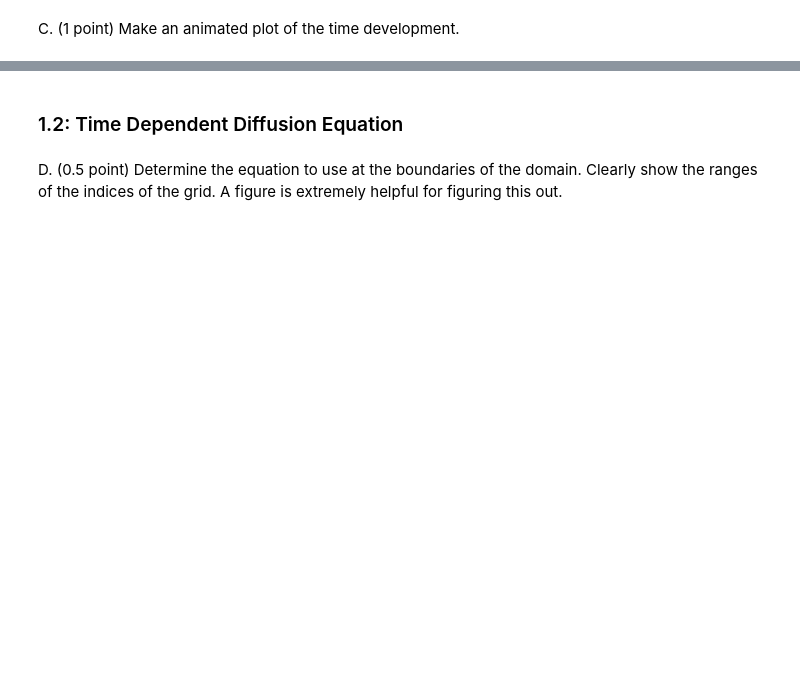
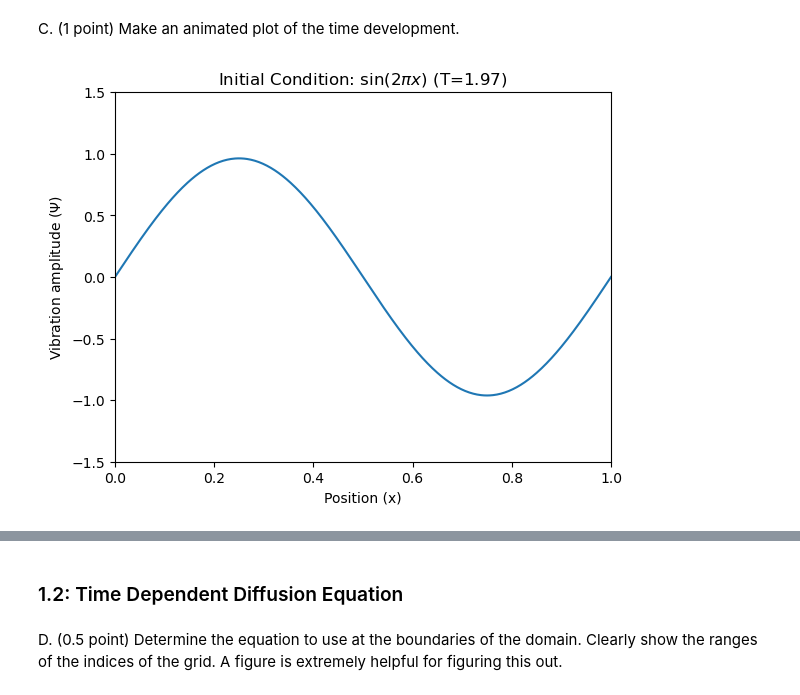
Before and after one commit to jonas4climate/modelling-natural-processes, a Jupyter notebook: Set1_incomplete.ipynb, the cells around one changed output, grey strips where cells are left out. Drawn from its saved outputs; the diff is of its cells as text; code cells hidden in the pictures; blank space fills up the shorter version.

```diff
--- a/Set1_incomplete.ipynb
+++ b/Set1_incomplete.ipynb
@@ -120,52 +127,76 @@ plt.show()
 # %% [markdown]
 C. (1 point) Make an animated plot of the time development.
 # %%
-# Constants for the simulation
-c = 1  # Wave speed
-dt = 0.01  # Time step
-T = 2  # Total simulation time
-Nx = 100  # Number of spatial intervals
-L = 1  # Length of the string
-dx = L / Nx  # Spatial step size
-Nt = int(T / dt)  # Number of time steps
+# Parameters
+c = 1
+L = 1
 
-# Define animation function
-def animate_wave_equation(initial_condition, title):
-    # Initialization of the wave simulation setup
-    x = np.linspace(0, L, Nx+1)
-    psi = initial_condition(x)
-    psi_prev = psi.copy()
-    psi_next = np.zeros((Nx+1,))
+# Discretization
+dt = 0.001
+T = 2.0
+Nx = 500
+dx = L / Nx
+Nt = int(T / dt)
 
+def animate_wave_equation(psi, title, file_title, L=1.0, T=1.0, total_frames=100, save=False):
     fig, ax = plt.subplots()
-    line, = ax.plot(x, psi, color='blue')
-    ax.set_ylim(-1.5, 1.5)
-    ax.set_title(title)
-    ax.grid(True)
+    x = np.linspace(0, L, psi.shape[0])
+    plt.xlim(0, L)
+    plt.ylim(-1.5, 1.5)
+    plt.xlabel('Position (x)')
+    plt.ylabel('Vibration amplitude ($\\Psi$)')
+    line, = ax.plot(x, psi[:,0])
 
-    # Animation update function
-    def update(step):
-        nonlocal psi, psi_prev
-        if step > 0:  # Skip the first step since it's already initialized
-            for i in range(1, Nx):
-                psi_next[i] = (c**2 * dt**2 / dx**2) * (psi[i+1] - 2*psi[i] + psi[i-1]) + 2*psi[i] - psi_prev[i]
-            psi_prev, psi = psi, psi_next.copy()
-        line.set_ydata(psi)
+    # Calculate the frame interval based on the total number of frames
+    frame_interval = int(psi.shape[1] / total_frames)
+
+    def animate(i):
+        line.set_ydata(psi[:,i * frame_interval])
+        plt.title(title + f' (T={i * frame_interval / psi.shape[1] * T:.2f})')
         return line,
 
-    # Creating the animation
-    anim = FuncAnimation(fig, update, frames=range(Nt), blit=True)
-    return anim
+    anim = FuncAnimation(fig, animate, frames=total_frames, interval=1000//60, blit=True, repeat=True)
+    anim.save(f'media/{file_title}.gif', writer='ffmpeg') if save else plt.show()
+
+# def animate_wave_equation(initial_condition, title):
+#     x = np.linspace(0, L, Nx+1)
+#     psi = initial_condition(x)
+#     psi_prev = psi.copy()
+#     psi_next = np.zeros((Nx+1,))
+
+#     fig, ax = plt.subplots()
+#     line, = ax.plot(x, psi, color='blue')
+#     ax.set_ylim(-1.5, 1.5)
+#     ax.set_title(title)
+#     ax.grid(True)
+
+#     # Animation update function
+#     def update(step):
+#         nonlocal psi, psi_prev
+#         if step > 0:  # Skip the first step since it's already initialized
+#             for i in range(1, Nx):
+#                 psi_next[i] = (c**2 * dt**2 / dx**2) * (psi[i+1] - 2*psi[i] + psi[i-1]) + 2*psi[i] - psi_prev[i]
+#             psi_prev, psi = psi, psi_next.copy()
+#         line.set_ydata(psi)
+#         return line,
+
+#     # Creating the animation
+#     anim = FuncAnimation(fig, update, frames=range(Nt), blit=True)
+#     return anim
 
 # Create animations for each initial condition
-anim1 = animate_wave_equation(initial_condition_1, 'Initial Condition: $\\sin(2\\pi x)$')
-anim2 = animate_wave_equation(initial_condition_2, 'Initial Condition: $\\sin(5\\pi x)$')
-anim3 = animate_wave_equation(initial_condition_3, 'Initial Condition: $\\sin(5\\pi x)$ if $1/5 < x < 2/5$, else $0$')
+
+
+for i, (psi, init_label) in enumerate(zip(psis, init_labels)):
+    psi = solve_wave_equation(init_conditions[i], L, c, T, Nx, dt)
+    anim = animate_wave_equation(psi, f'Initial Condition: {init_label}', f'animated_wave_{i}', T=T, total_frames=80, save=True)
 
 
 # %matplotlib notebook
 
 # Save animations as GIFs
 # anim1.save('anim1.gif', writer='Pillow', fps=60)
 # anim2.save('anim2.gif', writer='Pillow', fps=60)
 # anim3.save('anim3.gif', writer='Pillow', fps=60)
+# %% [output]
+[figure, added]
```
Also changed, not shown: parts of 6 cells of this notebook, 4 other files.
